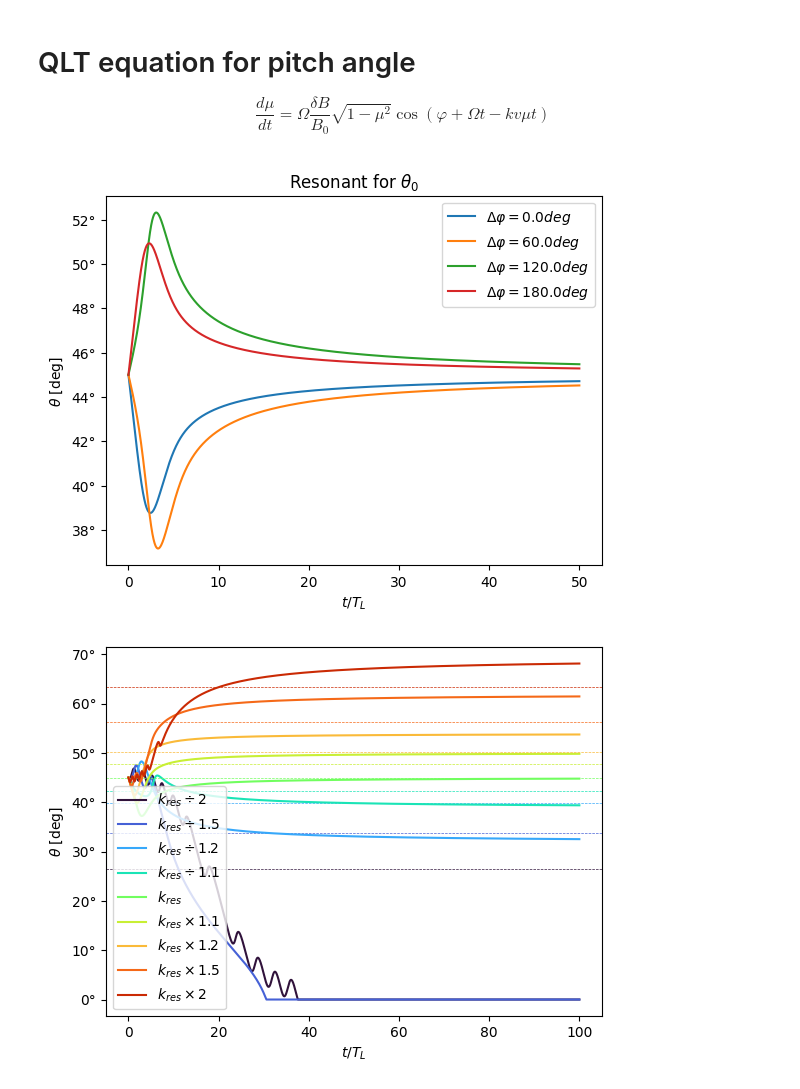
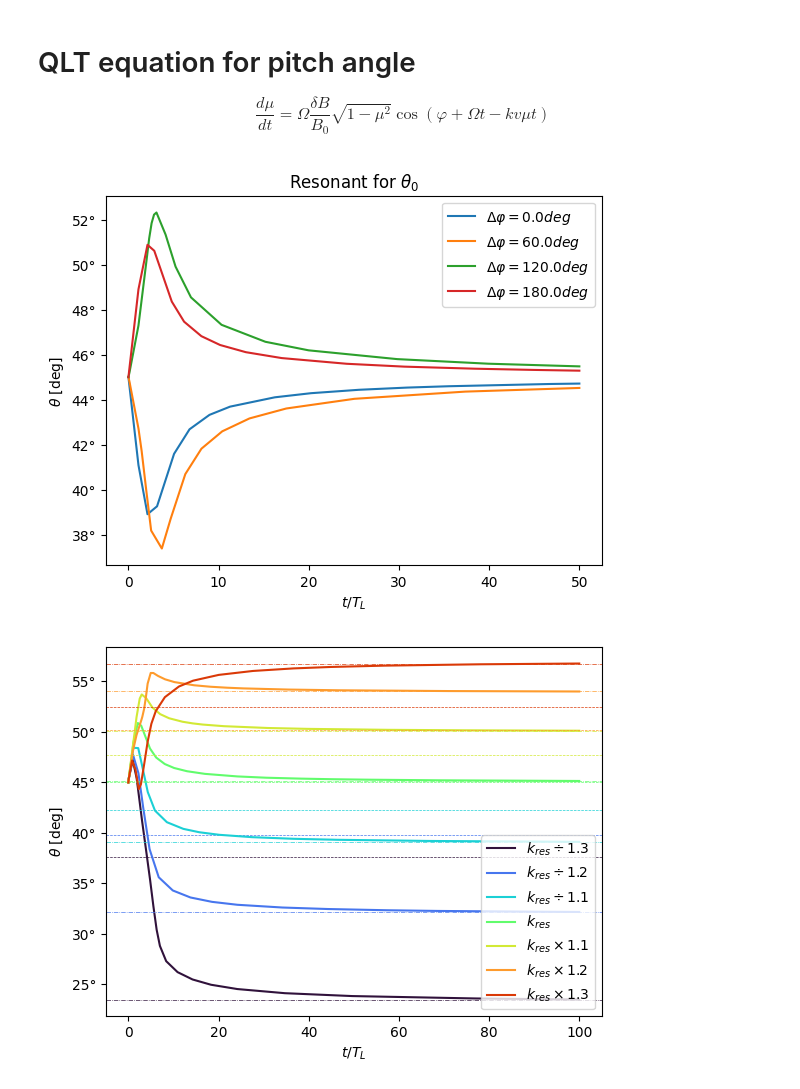
Before and after one commit to nj-vs-vh/gssi-he-th, a Jupyter notebook: Pitch Angle Diffusion Simulation.ipynb, the cells around one changed output. Saved outputs shown, nothing was run; the diff lists cells and outputs as text; code cells hidden in the pictures.

Commit message:
more bullshit plots

```diff
--- a/Pitch Angle Diffusion Simulation.ipynb
+++ b/Pitch Angle Diffusion Simulation.ipynb
@@ -377,12 +377,12 @@ def get_mu_rhs(
         (
             min(
                 (
-                    1e-2
+                    1e-3
                     * (2 * np.pi / np.abs(particle.Omega_L - k * particle.v * mu_0[0]))
                     .to(T_UNIT)
                     .value
                 ),
-                1e-2 * particle.T_L.to(T_UNIT).value,
+                1e-3 * particle.T_L.to(T_UNIT).value,
             )
             if k != "resonant"
             else particle.T_L.to(T_UNIT).value
@@ -408,8 +408,8 @@ for phase_diff in np.linspace(0, np.pi, 4):
             t_span=(0, 50 * T_L_),
             y0=mu_0,
             args=[pbar, False],
-            max_step=step,
-            method="DOP853",
+            first_step=step,
+            method="Radau",
         )
     ax.plot(
         (solution.t * T_UNIT / particle.T_L).decompose(),
@@ -421,10 +421,10 @@ ax.legend()
 ax.set_title("Resonant for $\\theta_0$")
 plt.show()
 # %% [output]
-[figure, old version]
+[figure, new version]
 # %%
 _, ax = plt.subplots()
-multipliers = (1.1, 1.2, 1.5, 2)
+multipliers = (1.1, 1.2, 1.3)
 total = len(multipliers) * 2 + 1
 cmap = matplotlib.colormaps["turbo"]
 idx = 0
@@ -432,36 +432,39 @@ for power in (-1, 0, 1):
     for multiplier in sorted(multipliers, reverse=power < 0) if power != 0 else [1]:
         color = cmap(idx / total)
         k = particle.k_res * multiplier**power
-        theta_res = np.arctan(particle.R_L * k)
+        hypothetis_theta_lim = np.arctan(particle.R_L * k)
         fun, step = get_mu_rhs(
             particle=particle,
-            phase_diff=np.pi / 4,
+            phase_diff=np.pi,
             mu_0=mu_0,
             k=k,
         )
         with tqdm() as pbar:
             solution = solve_ivp(
                 fun=fun,
                 t_span=(0, 100 * T_L_),
                 y0=mu_0,
                 args=[pbar, False],
-                max_step=step,
+                first_step=step,
+                method="Radau"
             )
         ax.plot(
             (solution.t * T_UNIT / particle.T_L).decompose(),
             180 * np.arccos(solution.y[0, :]) / np.pi * u.deg,
             label=(
                 f"$ k_{{res}} {'\\times' if power == 1 else '\\div'} {multiplier} $"
                 if multiplier != 1
                 else "$k_{res}$"
             ),
             color=color,
         )
-        ax.axhline(theta_res, color=color, linewidth=0.5, linestyle="--")
+        ax.axhline(hypothetis_theta_lim, color=color, linewidth=0.5, linestyle="--")
+        theta_lim = 180 * np.arccos(solution.y[0, -1]) / np.pi * u.deg
+        ax.axhline(theta_lim, color=color, linewidth=0.5, linestyle="-.")
         idx += 1
 label_axes(ax, "t / T_L", "\\theta")
 ax.legend()
 # ax.set_title("")
 plt.show()
 # %% [output]
-[figure, old version]
+[figure, new version]
```
